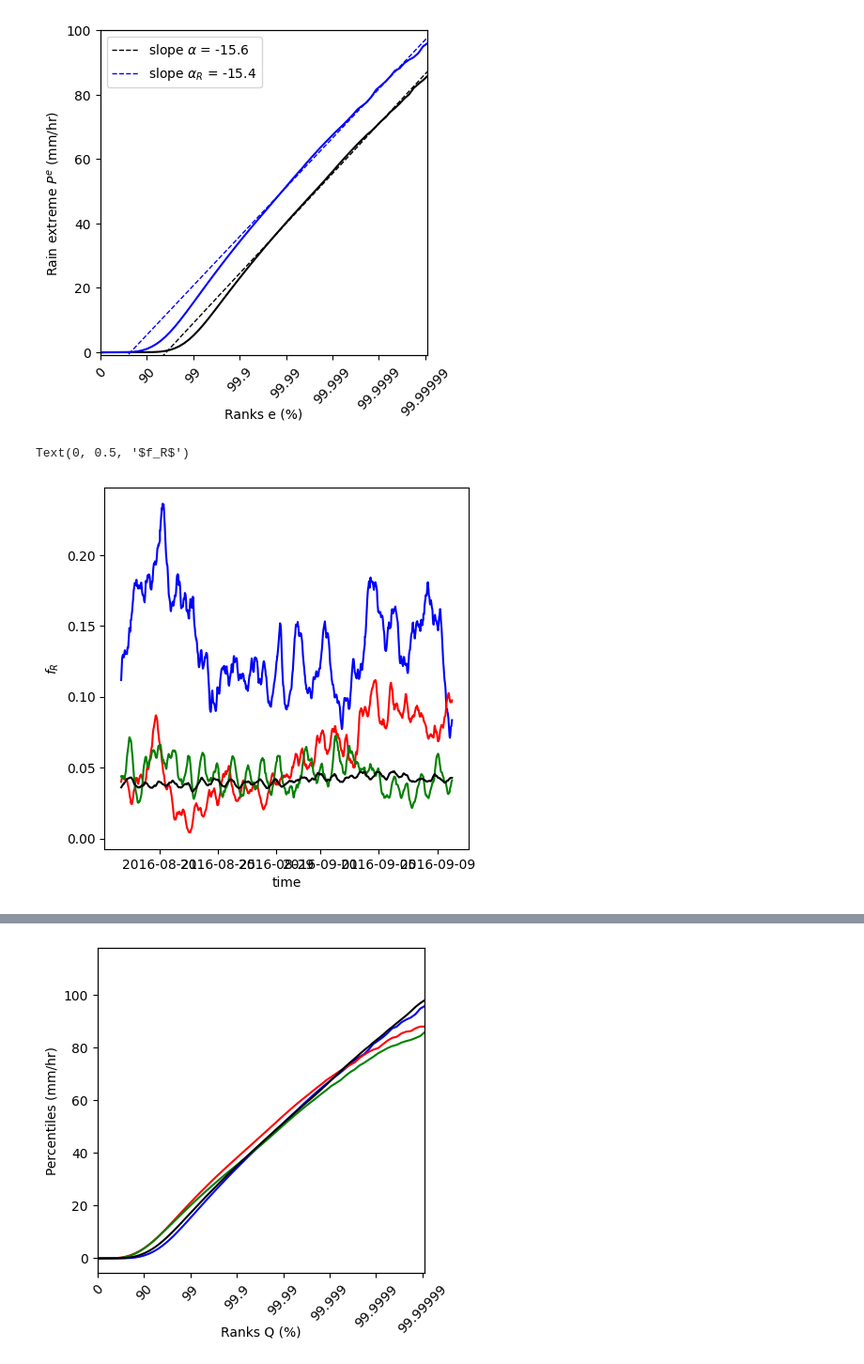
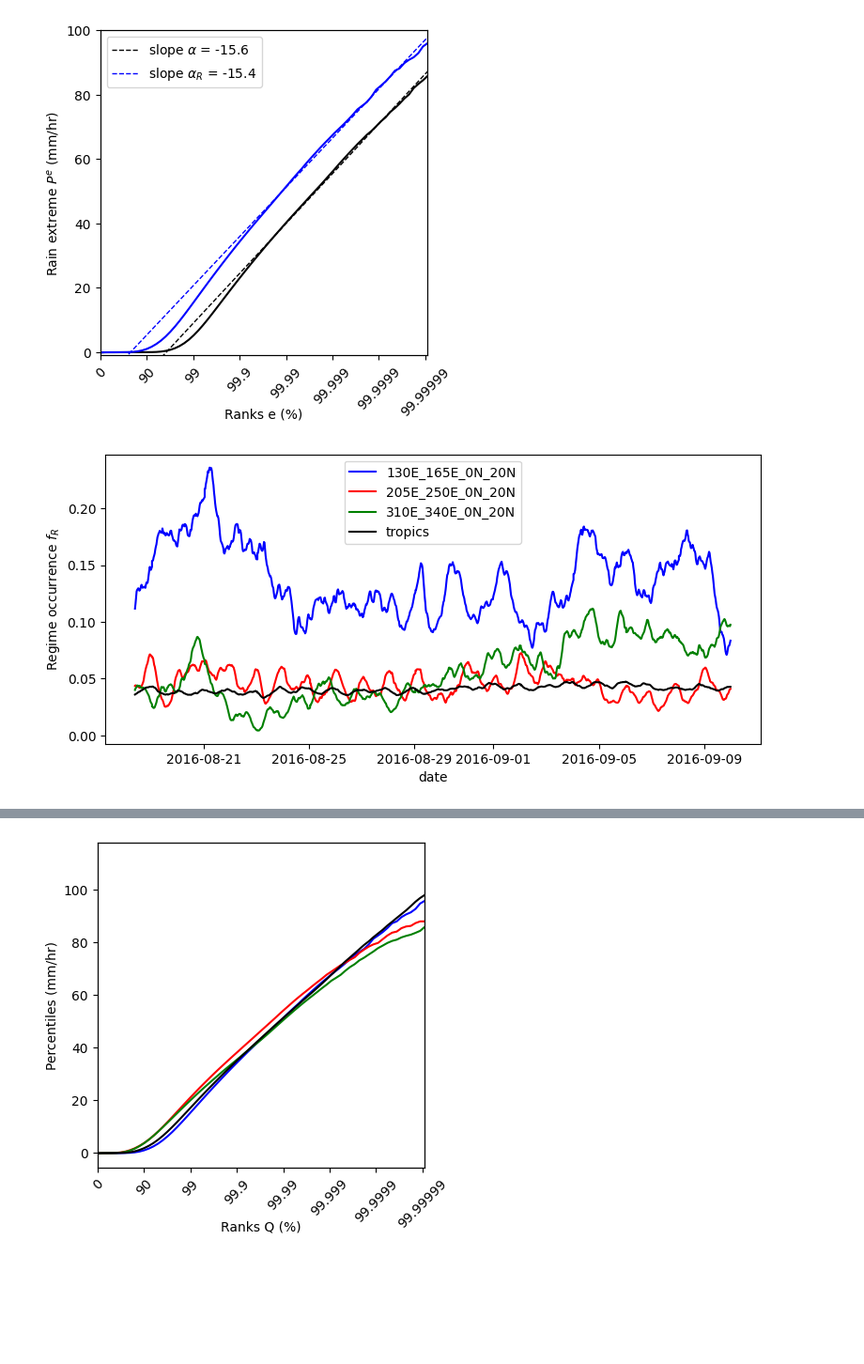
Before and after one commit to bfildier/explore-multiscale-extremes, a Jupyter notebook: scripts/exploreDYAMOND-SAM_regions.ipynb, the cells around one changed output, grey strips where cells are left out. Shown at 94% size. Cells and saved outputs as stored; diff of their text form; code cells hidden in the pictures; blank space fills up the shorter version.

Commit message:
2 figures for CFMIP poster

```diff
--- a/scripts/exploreDYAMOND-SAM_regions.ipynb
+++ b/scripts/exploreDYAMOND-SAM_regions.ipynb
@@ -296,26 +298,32 @@ slope alpha, R: -15.390332027386451
 # %%
 # Time variation of f_R
 
-regions = '130E_165E_0N_20N','310E_340E_0N_20N','205E_250E_0N_20N','tropics'
+regions = '130E_165E_0N_20N','205E_250E_0N_20N','310E_340E_0N_20N','tropics'
 maskid = 'TOOCAN'
 cols = 'blue','red','green','k'
 varid = 'Prec'
 
-fig,ax = plt.subplots(figsize=(5,5))
+fig,ax = plt.subplots(figsize=(9,4))
 
 for region,col in zip(regions,cols):
 
     # time
     time = dict_cs[region].time
 
     # fraction
     time_dist = getattr(dict_cs[region],'dict_dist_pr_%s_sliced'%maskid)
     frac_over_time = np.array([time_dist[i_t].frac for i_t in dict_cs[region].range_t])
 
-    ax.plot(time,frac_over_time,c=col)
+    ax.plot(time,frac_over_time,c=col,label=region)
 
-ax.set_xlabel('time')
-ax.set_ylabel(r'$f_R$')
+# for tick in ax.get_xticklabels():
+#     tick.set_rotation(45)
+
+ax.legend()
+
+ax.set_xlabel('date')
+ax.set_ylabel(r'Regime occurrence $f_R$')
+
+plt.savefig(os.path.join(figdir,'fR_t_all_regions.pdf'),bbox_inches='tight')
 # %% [output]
-Text(0, 0.5, '$f_R$')
-[figure, old version]
+[figure, new version]
```
Also changed, not shown: parts of 5 cells of this notebook, 2 other files.
